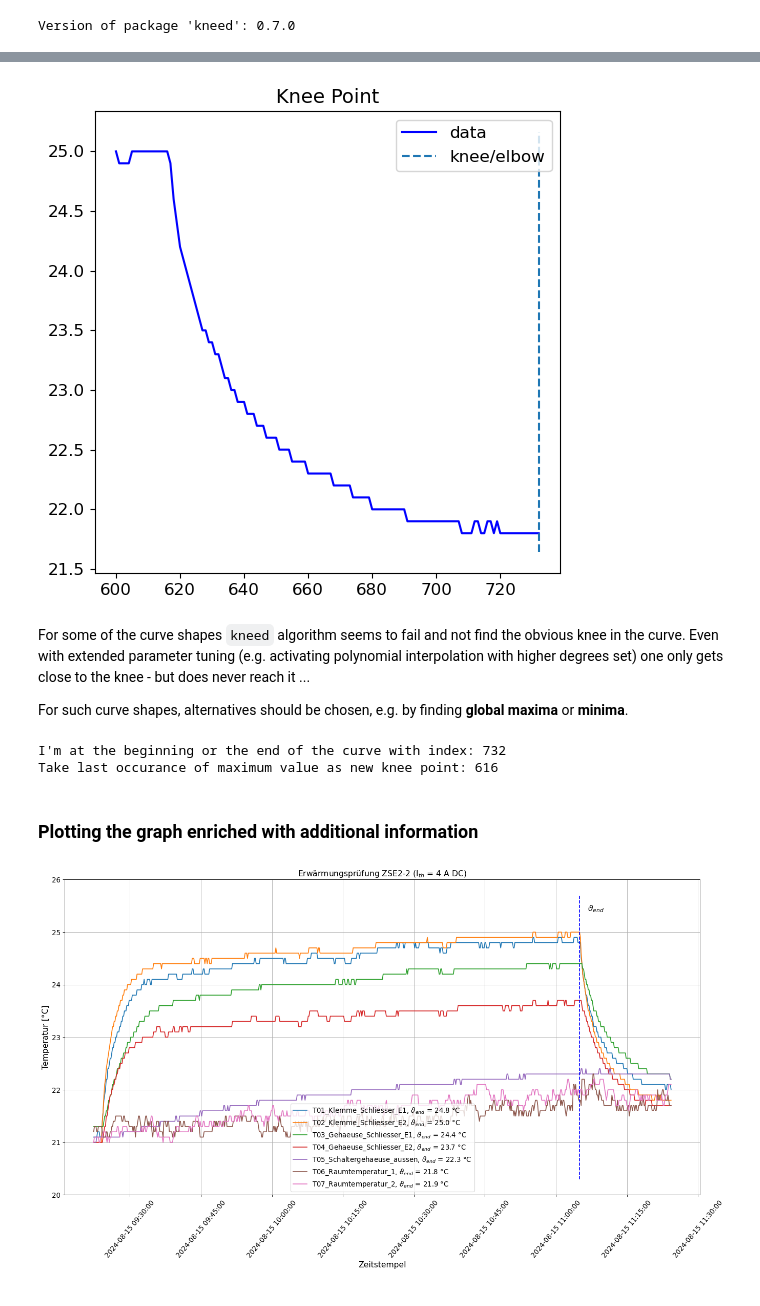
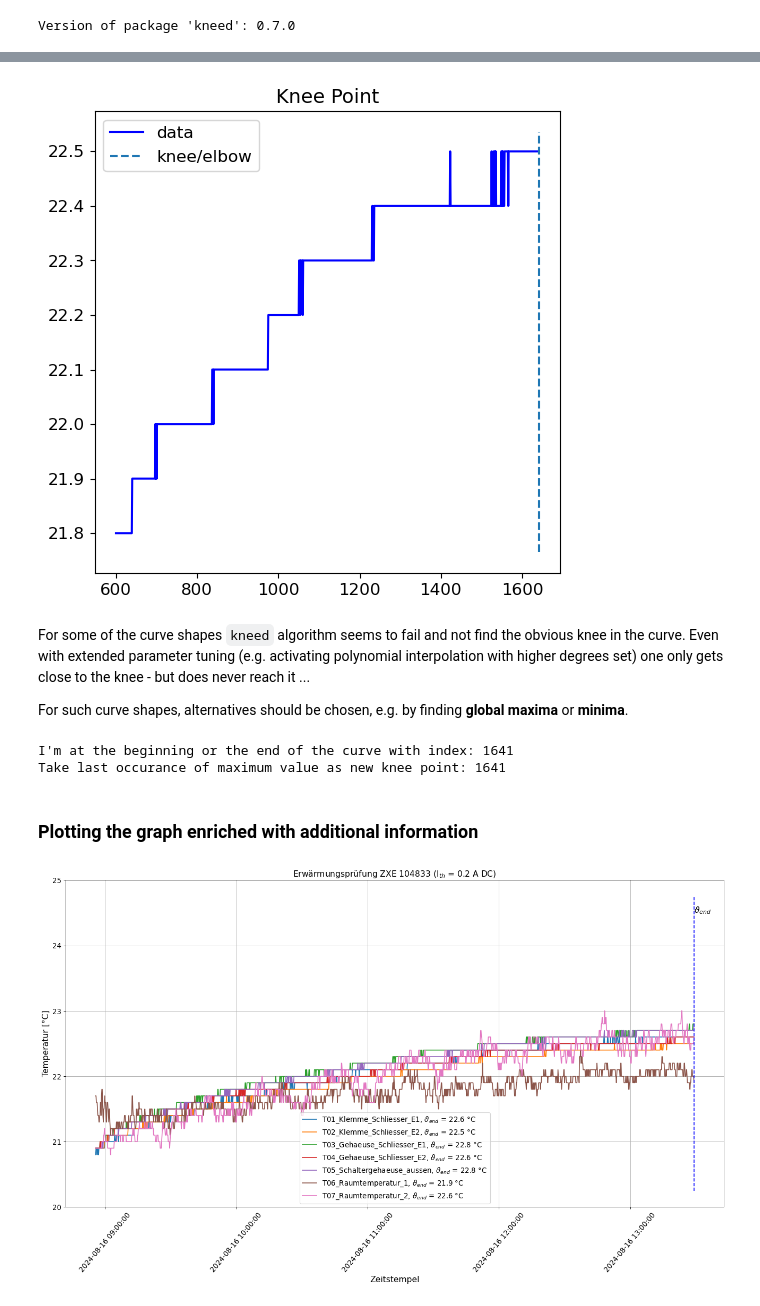
Before and after one commit to urmel79/Jupyter_PyVisa_Lab, a Jupyter notebook: Yokogawa_GP10_notebook.ipynb, the cells around one changed output, grey strips where cells are left out. Drawn from its saved outputs; the diff is of its cells as text; code cells hidden in the pictures.

Commit message:
notebook 'Yokogawa_GP10_notebook.ipynb': carried out new measurement for ZXE 104833

```diff
--- a/Yokogawa_GP10_notebook.ipynb
+++ b/Yokogawa_GP10_notebook.ipynb
@@ -254,7 +254,7 @@ def dataframe_add_row(df=None, row=[]):
     # reset the index of dataframe and avoid the old index being added as a column
     df.reset_index(drop=True, inplace=True)
 # %%
-temp_display_ranges = [20, 35] # range for heating test at 4 A DC
+temp_display_ranges = [20, 25] # range for heating test at 4 A DC
 # temp_display_ranges = [20, 55] # range for heating test at 6 A DC
 # temp_display_ranges = [20, 85] # range for heating test at 10 A DC
 
@@ -634,7 +634,8 @@ df_file_list_new
 # str_file_idx = "000152" # 10 A ZSA2B2
 # str_file_idx = "000153" # 4 A ZSA2B2
 # str_file_idx = "000170" # 4 A ZSE2-2
-str_file_idx = "000173" # 4 A ZSE2-2
+# str_file_idx = "000173" # 4 A ZSE2-2
+str_file_idx = "000184" # 0.2 A ZXE 104833
 
 # possibly there are several hits for the search pattern,
 # therefore first save them in a list
@@ -787,7 +790,8 @@ df_file_list
 # str_file_name_local = df_file_list['Local data files'][7] # 10 A ZSA2B2
 # str_file_name_local = df_file_list['Local data files'][8] # 4 A ZSA2B2
 # str_file_name_local = df_file_list['Local data files'][9] # 4 A ZSE2-2
-str_file_name_local = df_file_list['Local data files'][10] # 4 A ZSE2-2
+# str_file_name_local = df_file_list['Local data files'][10] # 4 A ZSE2-2
+str_file_name_local = df_file_list['Local data files'][11] # 0.2 A ZXE 104833
 
 print(str_file_name_local)
 
@@ -926,9 +930,11 @@ register_matplotlib_converters()
 str_measurement_type = 'Erwärmungsprüfung'
 # str_measurement_specimen = 'ZSR2B2'
 # str_measurement_specimen = 'ZSA2B2'
-str_measurement_specimen = 'ZSE2-2'
+# str_measurement_specimen = 'ZSE2-2'
+str_measurement_specimen = 'ZXE 104833'
 
-str_measurement_current = '4 A DC'
+str_measurement_current = '0.2 A DC'
+# str_measurement_current = '4 A DC'
 # str_measurement_current = '6 A DC'
 # str_measurement_current = '10 A DC'
 # %% [markdown]
@@ -968,7 +974,7 @@ kneedle.plot_knee_normalized()
 # Raw data and knee.
 kneedle.plot_knee()
 # %% [output]
-[figure, old version]
+[figure, new version]
 # %% [markdown]
 For some of the curve shapes `kneed` algorithm seems to fail and not find the obvious knee in the curve. Even with extended parameter tuning (e.g. activating polynomial interpolation with higher degrees set) one only gets close to the knee - but does never reach it ...
 
@@ -987,8 +993,8 @@ if ( (int_knee_point_theta_end <= df_clean.index[0] + int_tolerance_window) or
 else:
     print("Everything's fine - I do nothing ...")
 # %% [output]
-I'm at the beginning or the end of the curve with index: 732
-Take last occurance of maximum value as new knee point: 616
+I'm at the beginning or the end of the curve with index: 1641
+Take last occurance of maximum value as new knee point: 1641
 # %% [markdown]
 ### Plotting the graph enriched with additional information
 # %%
@@ -1022,37 +1028,40 @@ elif (str_measurement_current == '6 A DC'):
     plt.ylim(20, 55)
 elif (str_measurement_current == '10 A DC'):
     plt.ylim(20, 85)
+elif (str_measurement_current == '0.2 A DC'):
+    plt.ylim(20, 25)
 
 plt.grid(True)
 
 plt.setp(plt.gca().xaxis.get_majorticklabels(), 'rotation', 50)
 
 # define location of legend
 # supported values for 'loc':
 #   'best', 'upper right', 'upper left', 'lower left', 'lower right',
 #   'right', 'center left', 'center right', 'lower center', 'upper center', 'center'
 plt.legend(loc="lower center")
 
 # the x coords of this transformation are data, and the
 # y coords are axes
 ax = plt.gca()
 trans = ax.get_xaxis_transform()
 
 # draw a vertical cursor on the position of the knee (point of maximum curvature)
 # it marks the end of the heating phase
 plt.axvline(x = df_clean.iloc[int_knee_point_theta_end]['Datetime'], ymin = 0.05,
             ymax = 0.95, color = 'b', label = 'axvline - full height', linestyle='--')
-plt.text(df_clean.iloc[int_knee_point_theta_end+10]['Datetime'], 0.9, r'$\vartheta_{end}$', transform=trans)
+# plt.text(df_clean.iloc[int_knee_point_theta_end+10]['Datetime'], 0.9, r'$\vartheta_{end}$', transform=trans)
+plt.text(df_clean.iloc[int_knee_point_theta_end]['Datetime'], 0.9, r'$\vartheta_{end}$', transform=trans)
 
 # save plot as PNG and PDF figure
 # in order to obtain the same figure as shown in the notebook, the option 'bbox_inches = "tight"'
 # has to be used - it basically extends or shrinks the bounding box such that all objects in the canvas are displayed
 # found here: https://stackoverflow.com/a/45239920
 str_image_file_path_png = './data_files/' + str_file_name_local.replace('.GTD', '.png')
 str_image_file_path_pdf = './data_files/' + str_file_name_local.replace('.GTD', '.pdf')
 plt.savefig(str_image_file_path_png, bbox_inches = 'tight')
 plt.savefig(str_image_file_path_pdf, dpi=150, bbox_inches = 'tight')
 
 plt.show()
 # %% [output]
-[figure, old version]
+[figure, new version]
```
Also changed, not shown: parts of 23 cells of this notebook, 3 other files.
